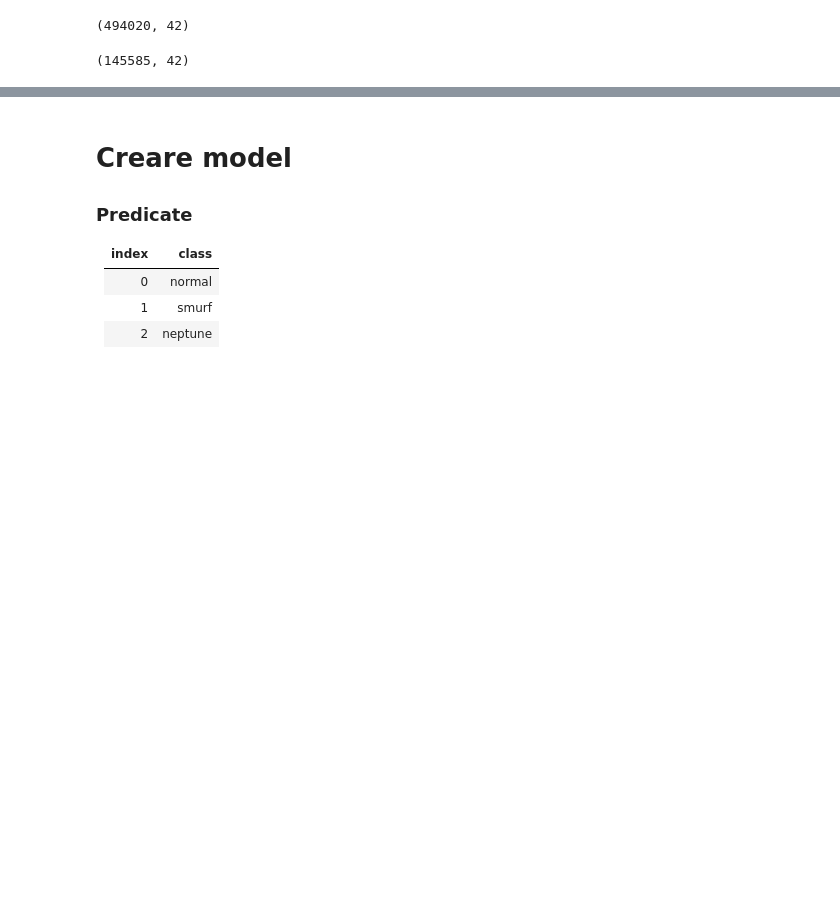
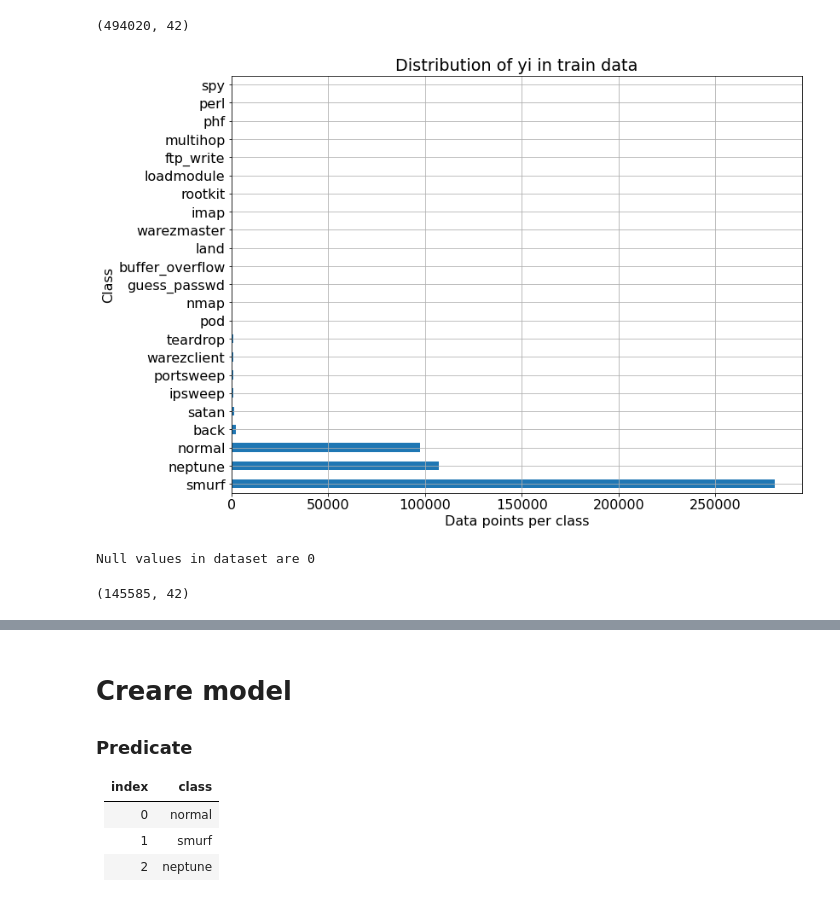
Before and after one commit to eduardhogea/KDD99---LTN, a Jupyter notebook: explorare_v2.ipynb, the cells around one changed output, grey strips where cells are left out. Cells and saved outputs as stored; diff of their text form; code cells hidden in the pictures; blank space fills up the shorter version.

```diff
--- a/explorare_v2.ipynb
+++ b/explorare_v2.ipynb
@@ -18,11 +20,25 @@ df = pd.read_csv("kddcup99.csv", skipinitialspace = True)
 df.shape #numar de linii si coloane
 # %% [output]
 (494020, 42)
+# %%
+plt.figure(figsize=(12,9))
+plt.rcParams.update({'font.size': 16})
+class_distribution = df['label'].value_counts()
+class_distribution.plot(kind='barh')
+plt.xlabel('Data points per class')
+plt.ylabel('Class')
+plt.title('Distribution of yi in train data')
+plt.grid()
+plt.show()
+# %% [output]
+[figure, added]
 # %%
 df.drop_duplicates(keep= 'first', inplace=True) #eliminarea dublurilor liniilor
+print('Null values in dataset are',len(df[df.isnull().any(1)]))
 df.shape
 # %% [output]
-(145585, 42)
+Null values in dataset are 0
+(145585, 42)
 # %%
 df.describe()
 # %% [output]
```
Also changed, not shown: parts of 3 cells of this notebook, 2 other files.
